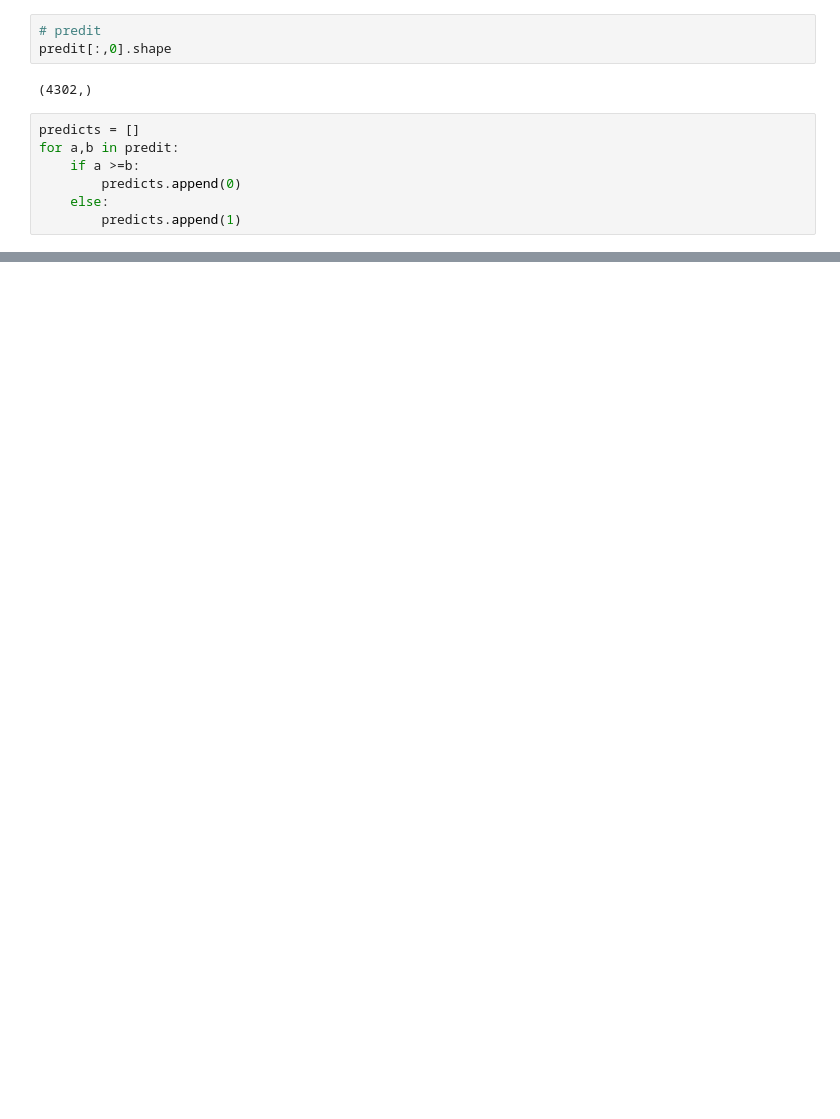
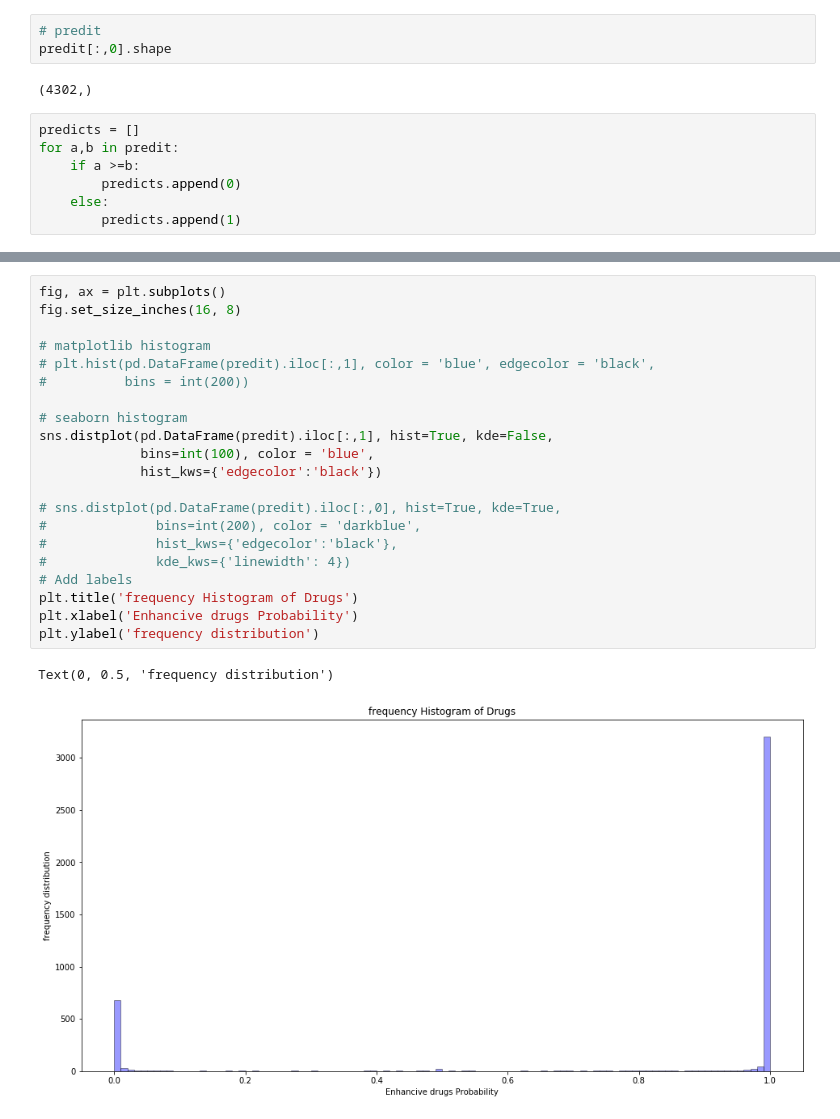
Before and after one commit to aminkhod/DDI-Project, a Jupyter notebook: Predicting and understanding comprehensive drug-drug/CNN on triple DDI.ipynb, the cells around one changed output, grey strips where cells are left out. Drawn from its saved outputs; the diff is of its cells as text; blank space fills up the shorter version.

```diff
--- a/Predicting and understanding comprehensive drug-drug/CNN on triple DDI.ipynb
+++ b/Predicting and understanding comprehensive drug-drug/CNN on triple DDI.ipynb
@@ -279,0 +286,24 @@ The tick2On function was deprecated in Matplotlib 3.1 and will be removed in 3.3
+# %%
+fig, ax = plt.subplots()
+fig.set_size_inches(16, 8)
+
+# matplotlib histogram
+# plt.hist(pd.DataFrame(predit).iloc[:,1], color = 'blue', edgecolor = 'black',
+#          bins = int(200))
+
+# seaborn histogram
+sns.distplot(pd.DataFrame(predit).iloc[:,1], hist=True, kde=False,
+             bins=int(100), color = 'blue',
+             hist_kws={'edgecolor':'black'})
+
+# sns.distplot(pd.DataFrame(predit).iloc[:,0], hist=True, kde=True,
+#              bins=int(200), color = 'darkblue',
+#              hist_kws={'edgecolor':'black'},
+#              kde_kws={'linewidth': 4})
+# Add labels
+plt.title('frequency Histogram of Drugs')
+plt.xlabel('Enhancive drugs Probability')
+plt.ylabel('frequency distribution')
+# %% [output]
+Text(0, 0.5, 'frequency distribution')
+[figure, added]
```
Also changed, not shown: parts of 20 cells of this notebook, 21 other files.
